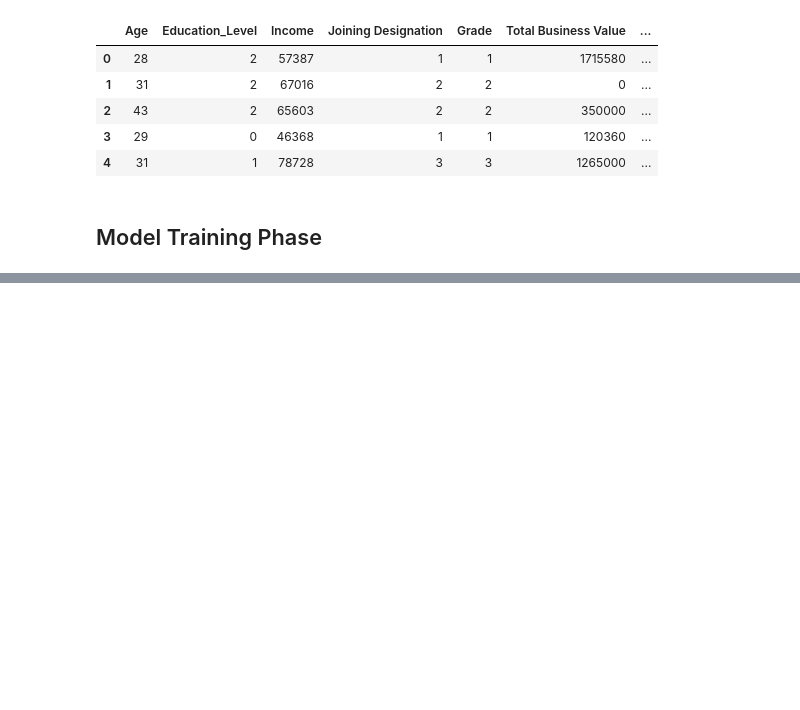
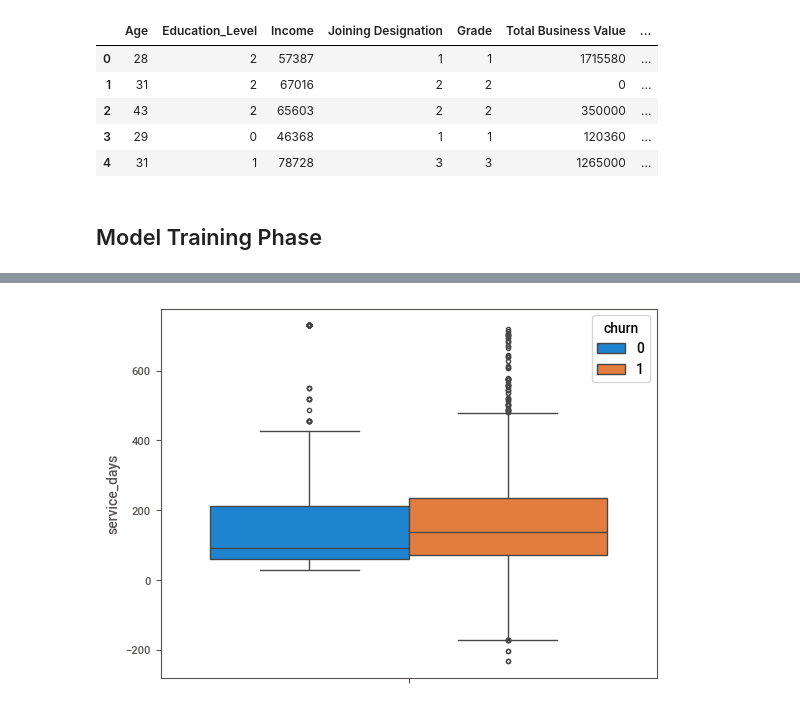
Before and after one commit to BhammarArjun/OLA, a Jupyter notebook: eda.ipynb, the cells around one changed output, grey strips where cells are left out. Drawn from its saved outputs; the diff is of its cells as text; code cells hidden in the pictures; blank space fills up the shorter version.

```diff
--- a/eda.ipynb
+++ b/eda.ipynb
@@ -221,0 +468,7 @@ from sklearn.preprocessing import MinMaxScaler
+# %%
+first_rank  = new_df[new_df['Quarterly Rating'] == 1]
+# %%
+sbn.boxplot(y=first_rank['service_days'], hue = first_rank['churn'])
+plt.show()
+# %% [output]
+[figure, added]
```
Also changed, not shown: parts of 29 cells of this notebook, 4 other files.
